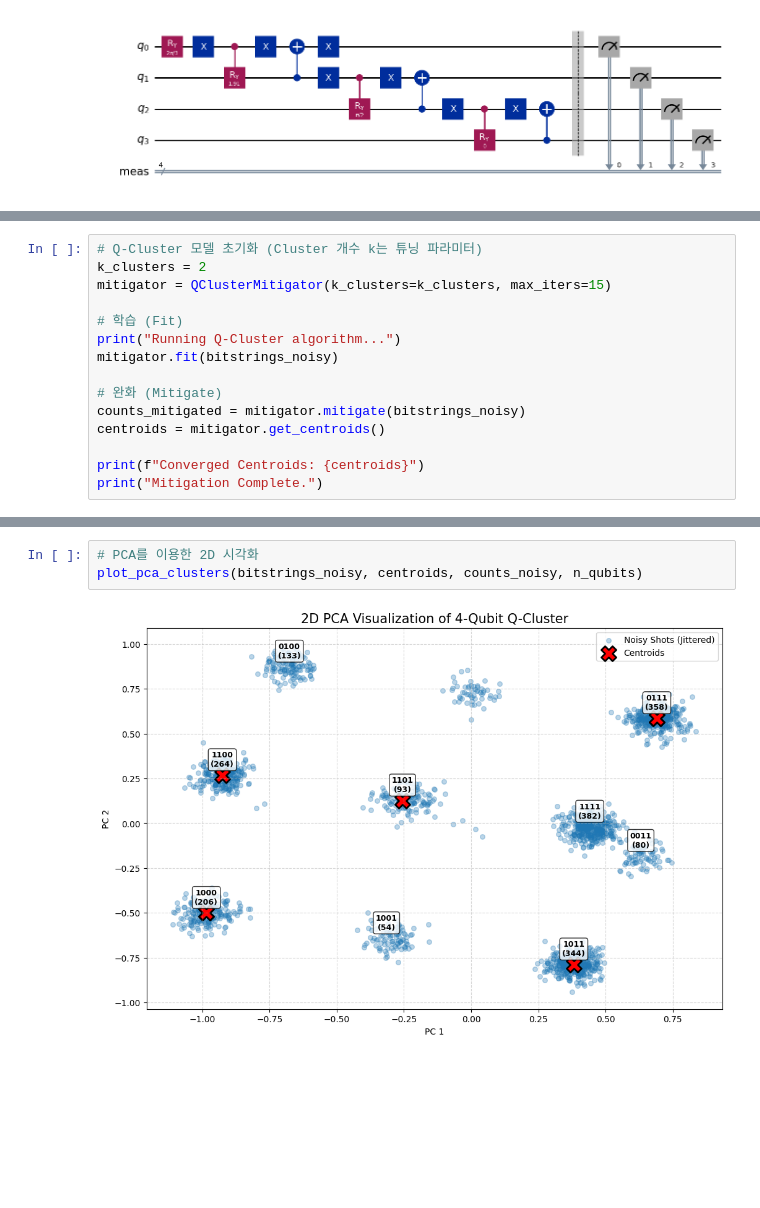
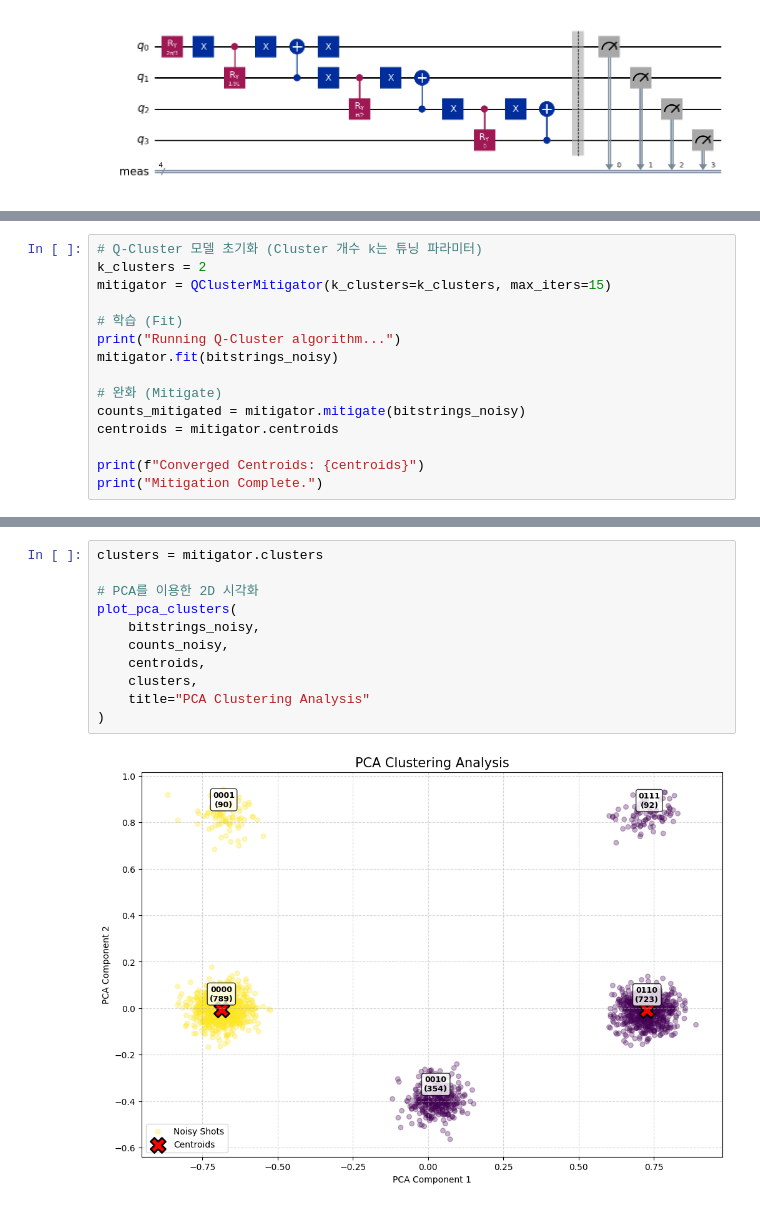
Before and after one commit to Jongseok103/Q-Cluster-Mitigation, a Jupyter notebook: demo.ipynb, the cells around one changed output, grey strips where cells are left out. Saved outputs shown, nothing was run; the diff lists cells and outputs as text; blank space fills up the shorter version.

```diff
--- a/demo.ipynb
+++ b/demo.ipynb
@@ -71,7 +71,7 @@ mitigator.fit(bitstrings_noisy)
 
 # 완화 (Mitigate)
 counts_mitigated = mitigator.mitigate(bitstrings_noisy)
-centroids = mitigator.get_centroids()
+centroids = mitigator.centroids
 
 print(f"Converged Centroids: {centroids}")
 print("Mitigation Complete.")
@@ -92,5 +92,13 @@ plot_3x1_histogram(counts_ideal, counts_noisy, counts_mitigated, title=" (Ideal
 # %%
+clusters = mitigator.clusters
+
 # PCA를 이용한 2D 시각화
-plot_pca_clusters(bitstrings_noisy, centroids, counts_noisy, n_qubits)
+plot_pca_clusters(
+    bitstrings_noisy,
+    counts_noisy,
+    centroids,
+    clusters,
+    title="PCA Clustering Analysis"
+)
 # %% [output]
-[figure, old version]
+[figure, new version]
```
Also changed, not shown: parts of 6 cells of this notebook, 4 other files.
